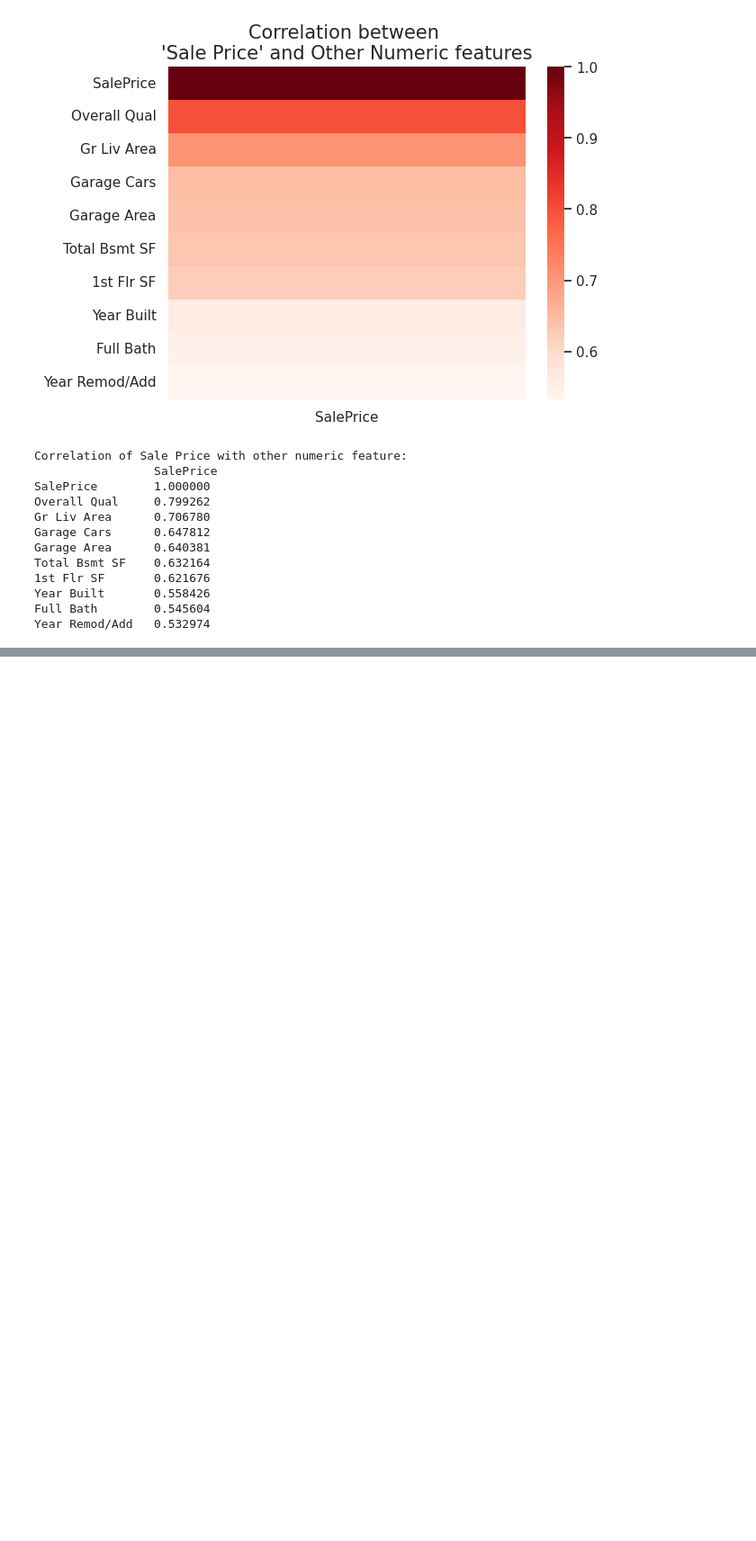
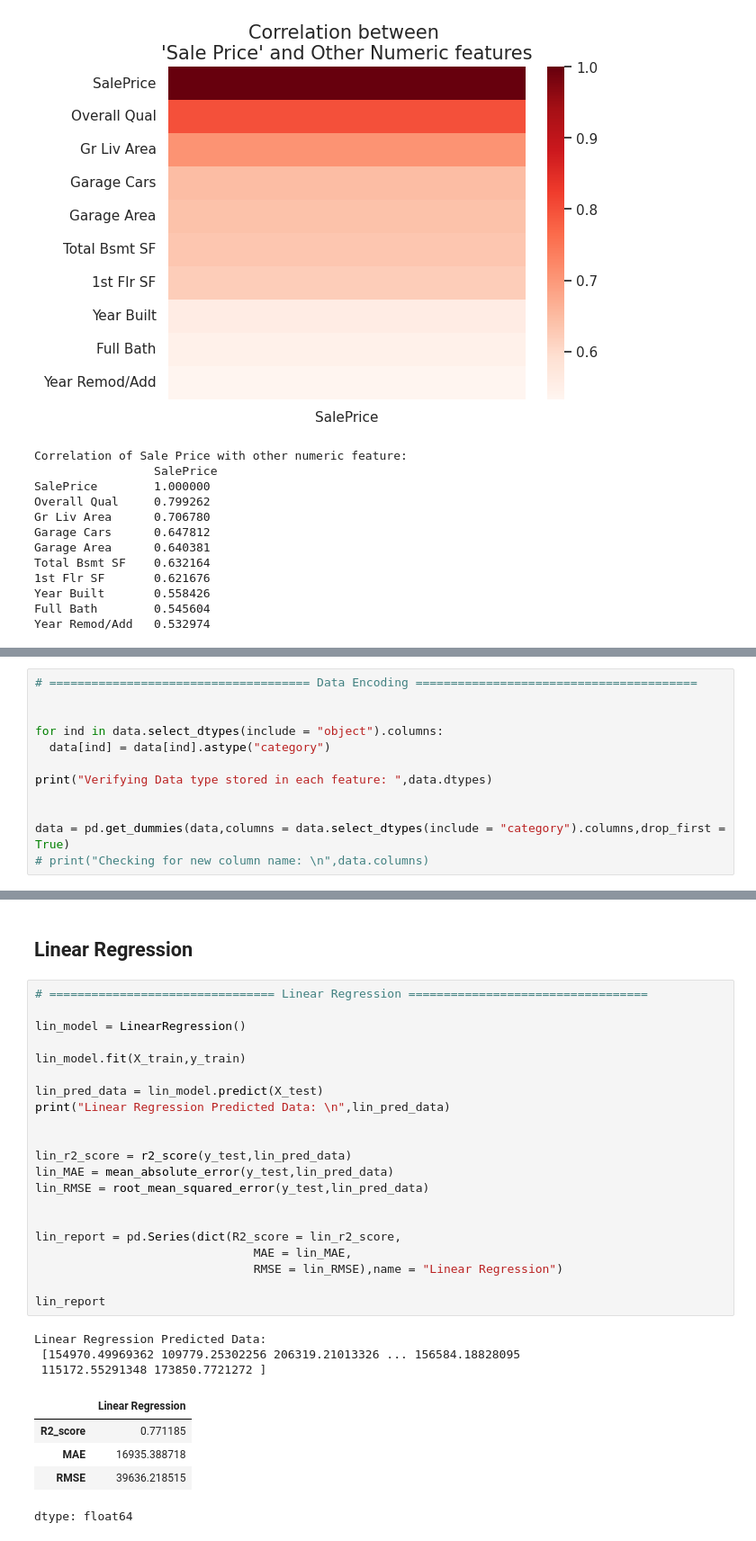
Before and after one commit to ArthJain123/House-Price-Prediction-using-Machine-Learning, a Jupyter notebook: House_Price_Prediction.ipynb, the cells around one changed output, grey strips where cells are left out. Shown at 90% size. Saved outputs shown, nothing was run; the diff lists cells and outputs as text; blank space fills up the shorter version.

```diff
--- a/House_Price_Prediction.ipynb
+++ b/House_Price_Prediction.ipynb
@@ -391,0 +400,12 @@ Year Remod/Add   0.532974
+# %%
+# ===================================== Data Encoding ========================================
+
+
+for ind in data.select_dtypes(include = "object").columns:
+  data[ind] = data[ind].astype("category")
+
+print("Verifying Data type stored in each feature: ",data.dtypes)
+
+
+data = pd.get_dummies(data,columns = data.select_dtypes(include = "category").columns,drop_first = True)
+# print("Checking for new column name: \n",data.columns)
@@ -391,0 +436,32 @@ Year Remod/Add   0.532974
+# %% [markdown]
+## Linear Regression
+# %%
+# ================================ Linear Regression ==================================
+
+lin_model = LinearRegression()
+
+lin_model.fit(X_train,y_train)
+
+lin_pred_data = lin_model.predict(X_test)
+print("Linear Regression Predicted Data: \n",lin_pred_data)
+
+
+lin_r2_score = r2_score(y_test,lin_pred_data)
+lin_MAE = mean_absolute_error(y_test,lin_pred_data)
+lin_RMSE = root_mean_squared_error(y_test,lin_pred_data)
+
+
+lin_report = pd.Series(dict(R2_score = lin_r2_score,
+                               MAE = lin_MAE,
+                               RMSE = lin_RMSE),name = "Linear Regression")
+
+lin_report
+# %% [output]
+Linear Regression Predicted Data:
+ [154970.49969362 109779.25302256 206319.21013326 ... 156584.18828095
+ 115172.55291348 173850.7721272 ]
+|  | Linear Regression |
+| R2_score | 0.771185 |
+| MAE | 16935.388718 |
+| RMSE | 39636.218515 |
+dtype: float64
```
Also changed, not shown: parts of 14 cells of this notebook.
